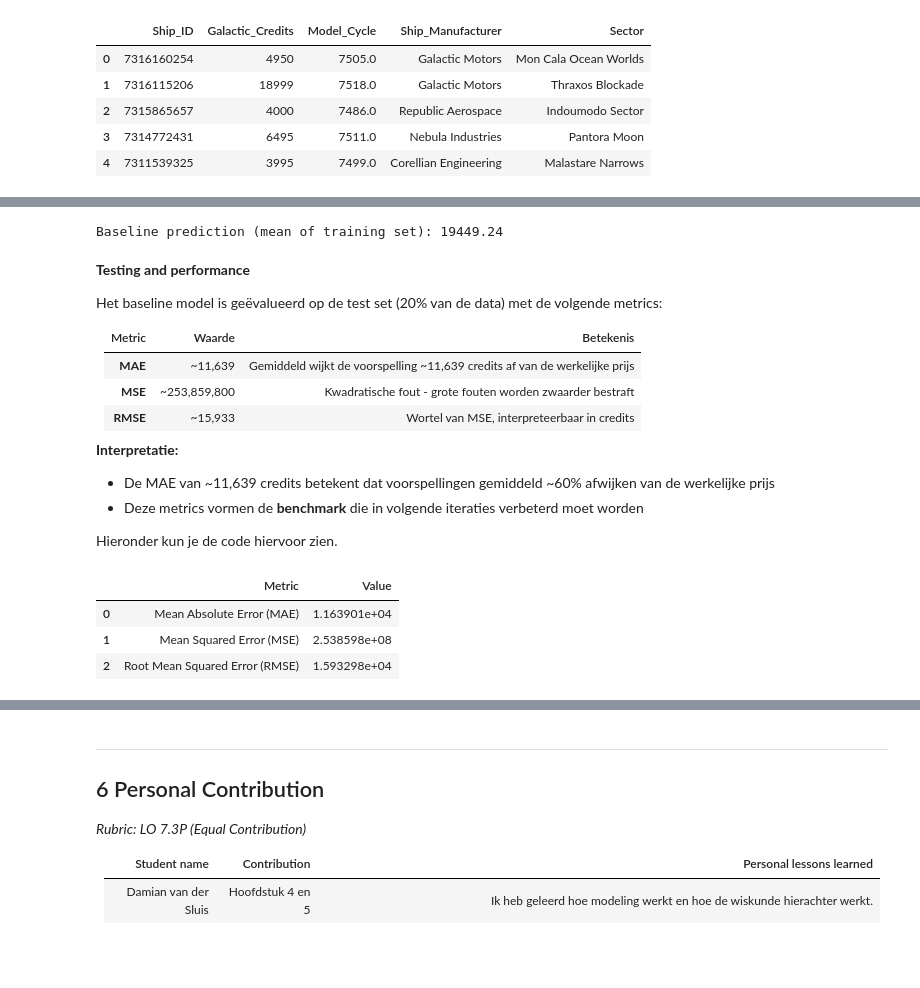
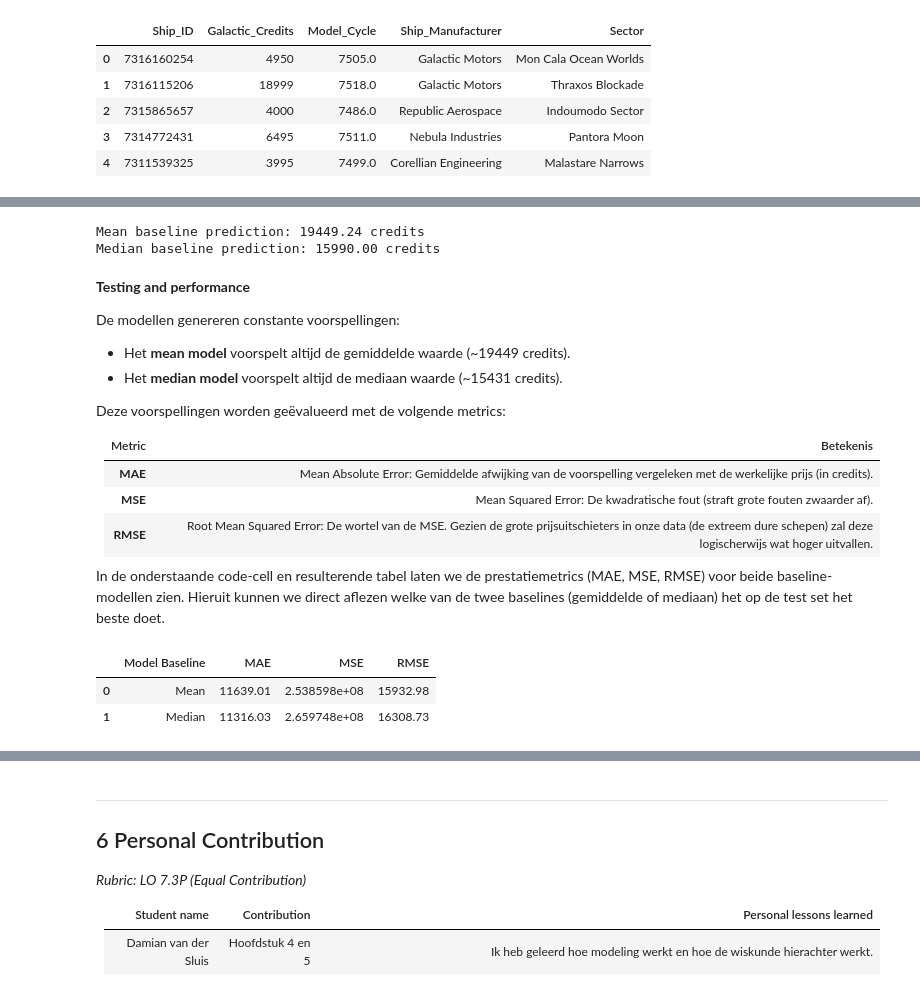
Before and after one commit to AchrafEAE/DDD, a Jupyter notebook: Iteratie1.ipynb, the cells around one changed output, grey strips where cells are left out. Drawn from its saved outputs; the diff is of its cells as text; code cells hidden in the pictures; blank space fills up the shorter version.

```diff
--- a/Iteratie1.ipynb
+++ b/Iteratie1.ipynb
@@ -323,49 +340,56 @@ X = df.drop(columns=[target])
 y = df[target]
 X_train, X_test, y_train, y_test = train_test_split(X, y, test_size=0.2, random_state=42)
 
-# Baseline model: predict the mean of the training set
-baseline_prediction = y_train.mean()
-y_pred_baseline = np.full(len(y_test), baseline_prediction)
+# Model 1: baseline model based on the mean of the training set
+mean_prediction = y_train.mean()
+y_pred_mean = np.full(len(y_test), mean_prediction)
 
-print(f"Baseline prediction (mean of training set): {baseline_prediction:.2f}")
+# Model 2: baseline model based on the median of the training set
+median_prediction = y_train.median()
+y_pred_median = np.full(len(y_test), median_prediction)
+
+print(f"Mean baseline prediction: {mean_prediction:.2f} credits")
+print(f"Median baseline prediction: {median_prediction:.2f} credits")
 # %% [output]
-Baseline prediction (mean of training set): 19449.24
+Mean baseline prediction: 19449.24 credits
+Median baseline prediction: 15990.00 credits
 # %% [markdown]
 **Testing and performance**
 
-Het baseline model is geëvalueerd op de test set (20% van de data) met de volgende metrics:
+De modellen genereren constante voorspellingen:
+- Het **mean model** voorspelt altijd de gemiddelde waarde (~19449 credits).
+- Het **median model** voorspelt altijd de mediaan waarde (~15431 credits).
 
-| Metric | Waarde | Betekenis |
-|--------|--------|-----------|
-| **MAE** | ~11,639 | Gemiddeld wijkt de voorspelling ~11,639 credits af van de werkelijke prijs |
-| **MSE** | ~253,859,800 | Kwadratische fout - grote fouten worden zwaarder bestraft |
-| **RMSE** | ~15,933 | Wortel van MSE, interpreteerbaar in credits |
+Deze voorspellingen worden geëvalueerd met de volgende metrics:
 
+| Metric | Betekenis |
+|--------|-----------|
+| **MAE** | Mean Absolute Error: Gemiddelde afwijking van de voorspelling vergeleken met de werkelijke prijs (in credits). |
+| **MSE** | Mean Squared Error: De kwadratische fout (straft grote fouten zwaarder af). |
+| **RMSE** | Root Mean Squared Error: De wortel van de MSE. Gezien de grote prijsuitschieters in onze data (de extreem dure schepen) zal deze logischerwijs wat hoger uitvallen. |
 
-**Interpretatie:**
-- De MAE van ~11,639 credits betekent dat voorspellingen gemiddeld ~60% afwijken van de werkelijke prijs
-- Deze metrics vormen de **benchmark** die in volgende iteraties verbeterd moet worden
-
-Hieronder kun je de code hiervoor zien.
+In de onderstaande code-cell en resulterende tabel laten we de prestatiemetrics (MAE, MSE, RMSE) voor beide baseline-modellen zien. Hieruit kunnen we direct aflezen welke van de twee baselines (gemiddelde of mediaan) het op de test set het beste doet.
 # %%
-# CODE CELL: Testing and evaluation code
-# Evaluate baseline model performance
-mae = mean_absolute_error(y_test, y_pred_baseline)
-mse = mean_squared_error(y_test, y_pred_baseline)
-rmse = np.sqrt(mse)
+mae_mean = mean_absolute_error(y_test, y_pred_mean)
+mse_mean = mean_squared_error(y_test, y_pred_mean)
+rmse_mean = np.sqrt(mse_mean)
 
+mae_median = mean_absolute_error(y_test, y_pred_median)
+mse_median = mean_squared_error(y_test, y_pred_median)
+rmse_median = np.sqrt(mse_median)
 
-# Display metrics
 metrics_df = pd.DataFrame({
-    'Metric': ['Mean Absolute Error (MAE)', 'Mean Squared Error (MSE)', 'Root Mean Squared Error (RMSE)'],
-    'Value': [mae, mse, rmse]
+    'Model Baseline': ['Mean', 'Median'],
+    'MAE': [mae_mean, mae_median],
+    'MSE': [mse_mean, mse_median],
+    'RMSE': [rmse_mean, rmse_median]
 })
-display(metrics_df)
+
+display(metrics_df.round(2))
 # %% [output]
-|  | Metric | Value |
-| 0 | Mean Absolute Error (MAE) | 1.163901e+04 |
-| 1 | Mean Squared Error (MSE) | 2.538598e+08 |
-| 2 | Root Mean Squared Error (RMSE) | 1.593298e+04 |
+|  | Model Baseline | MAE | MSE | RMSE |
+| 0 | Mean | 11639.01 | 2.538598e+08 | 15932.98 |
+| 1 | Median | 11316.03 | 2.659748e+08 | 16308.73 |
 # %% [markdown]
 ---
 
```
Also changed, not shown: parts of 4 cells of this notebook, 1 other file.
